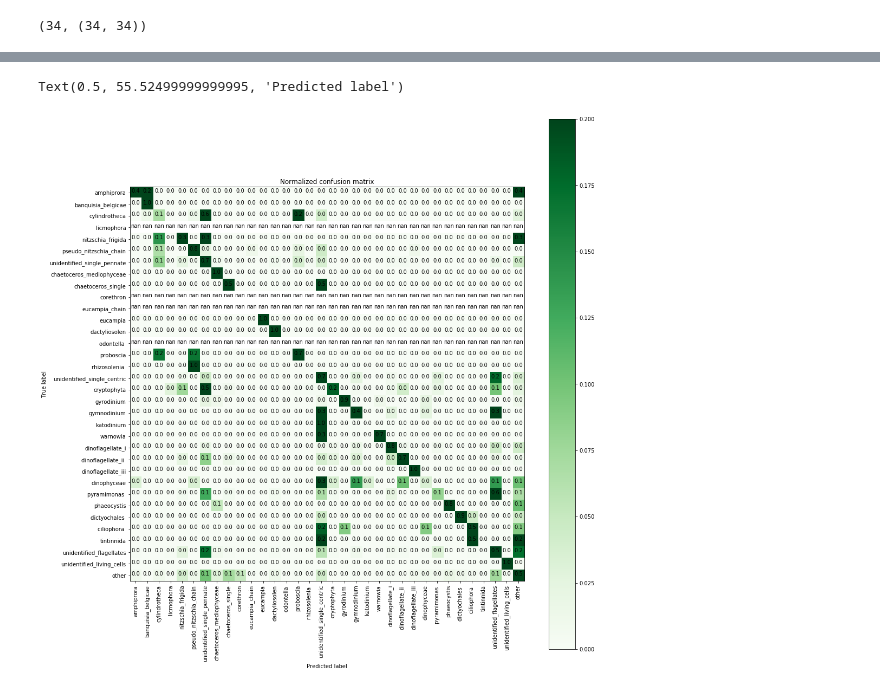
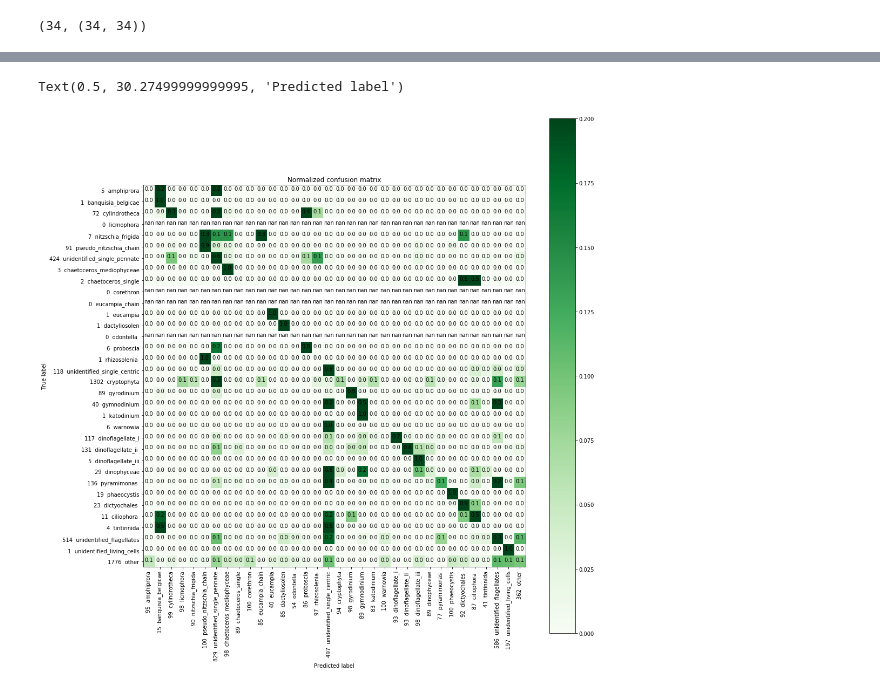
Before and after one commit to patrickcgray/deep_ifcb, a Jupyter notebook: python/model_predictions.ipynb, the cells around one changed output, grey strips where cells are left out. Saved outputs shown, nothing was run; the diff lists cells and outputs as text; code cells hidden in the pictures.

Commit message:
adding analysis of live model preds compared to Schuyler's new val data

```diff
--- a/python/model_predictions.ipynb
+++ b/python/model_predictions.ipynb
@@ -679,7 +704,7 @@ ifcb_ecotaxa_subset_012421.csv
 # %%
 #live_preds = pd.read_csv('../ecotaxa_cnn_predictions_preserved_with_live_model_100_per_class_250121.csv', sep='\t')
 live_preds = pd.read_csv('../../live/ecotaxa_cnn_predictions_live_100_per_class_240121.csv', sep='\t')
-live_preds = prediction_subset
+#live_preds = prediction_subset
 live_preds['validated_type'] = ''
 live_preds.head()
 # %% [output]
@@ -886,7 +911,10 @@ filled_counts = []
 prev_class = -1
 i = 0
 while len(filled_counts) < len(id_class_dict):
-    if classes[i] != 1+prev_class:
+    if i >= len(classes):
+        filled_counts.append(0)
+        prev_class += 1
+    elif classes[i] != 1+prev_class:
         filled_counts.append(0)
         prev_class += 1
     else:
@@ -898,7 +926,10 @@ filled_true_counts = []
 prev_class = -1
 i = 0
 while len(filled_true_counts) < len(id_class_dict):
-    if true_classes[i] != 1+prev_class:
+    if i >= len(true_classes):
+        filled_true_counts.append(0)
+        prev_class += 1
+    elif true_classes[i] != 1+prev_class:
         filled_true_counts.append(0)
         prev_class += 1
     else:
@@ -1274,3 +1369,28 @@ while len(filled_true_counts) < len(id_class_dict):
         filled_true_counts.append(true_counts[i])
         i += 1
         prev_class += 1
+# %%
+nc = [str(n) + '  ' + m for m,n in zip(names,filled_counts)]
+n_tc = [str(n) + '  ' + m for m,n in zip(names,filled_true_counts)]
+
+fig, ax = plt.subplots(figsize=(9, 18))
+ax.scatter(precision, names, color='blue')
+ax.scatter(recall, names, color='red')
+ax.scatter(fscore, names, color='black')
+ax.set_yticks(range(0,len(names)))
+ax.set_yticklabels(nc)
+ax.set_xlim(0,1.01)
+#ax.set_xscale('log')
+
+# Don't allow the axis to be on top of your data
+ax.set_axisbelow(True)
+
+# Turn on the minor TICKS, which are required for the minor GRID
+#ax.minorticks_on()
+
+# Customize the major grid
+ax.grid(which='major', linestyle='-', linewidth='0.5', color='grey', axis='y')
+# Customize the minor grid
+#ax.grid(which='minor', linestyle=':', linewidth='0.5', color='black')
+#plt.savefig('merged_class_acc.png', dpi=300)
+plt.show()
@@ -1279,37 +1401,37 @@ from sklearn.metrics import confusion_matrix
 import itertools
 
 num_classes = len(class_id_dict)
 
 cm = confusion_matrix(np.array(merged_truth_id), np.array(merged_labs_id))
 cm = cm.astype('float') / cm.sum(axis = 1)[:, np.newaxis]
 
 # print(cm)
 plt.figure(figsize=(15,15))
 
 plt.imshow(cm, cmap = 'Greens',vmax=0.2)
 plt.title('Normalized confusion matrix')
 plt.colorbar()
 tick_marks = np.arange(num_classes)
-plt.xticks(tick_marks, [id_class_dict[i] for i in range(len(id_class_dict))], rotation=90)
-plt.yticks(tick_marks, [id_class_dict[i] for i in range(len(id_class_dict))])
+plt.xticks(tick_marks, nc, rotation=90)
+plt.yticks(tick_marks, n_tc)
 
 fmt = '.1f'
 thresh = cm.max() / 2.
 for i, j in itertools.product(range(cm.shape[0]), range(cm.shape[1])):
     plt.text(j, i, format(cm[i, j], fmt),
              horizontalalignment="center",
              color="white" if cm[i, j] > thresh else "black")
 
 plt.tight_layout()
 plt.ylabel('True label')
 plt.xlabel('Predicted label')
 #plt.axis('off')
 #plt.grid(b=None, which='major', axis='both')
 
 #plt.savefig('conf_matrix_medium_merged.png', dpi=300)
 # %% [output]
-Text(0.5, 55.52499999999995, 'Predicted label')
+Text(0.5, 30.27499999999995, 'Predicted label')
-[figure, old version]
+[figure, new version]
 # %%
 fig, ax = plt.subplots(figsize=(12, 18))
 ax.scatter(filled_counts, range(0,len(id_class_dict)), alpha=0.75)
```
Also changed, not shown: parts of 63 cells of this notebook, 1 other file.
